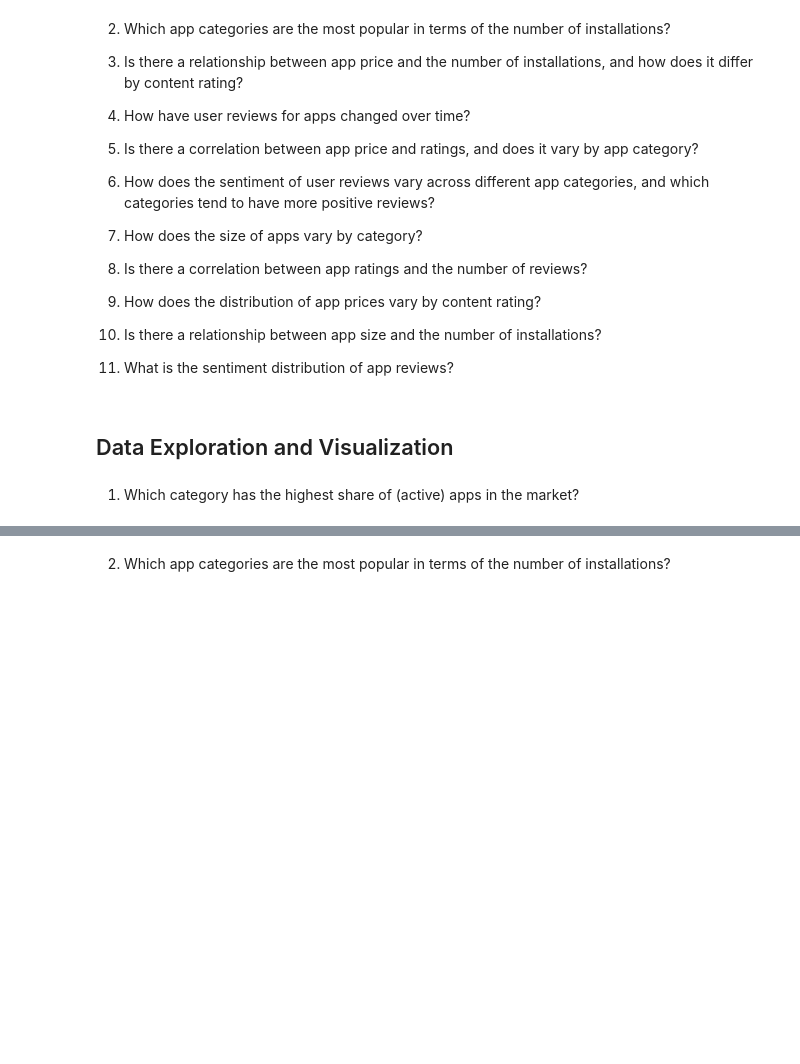
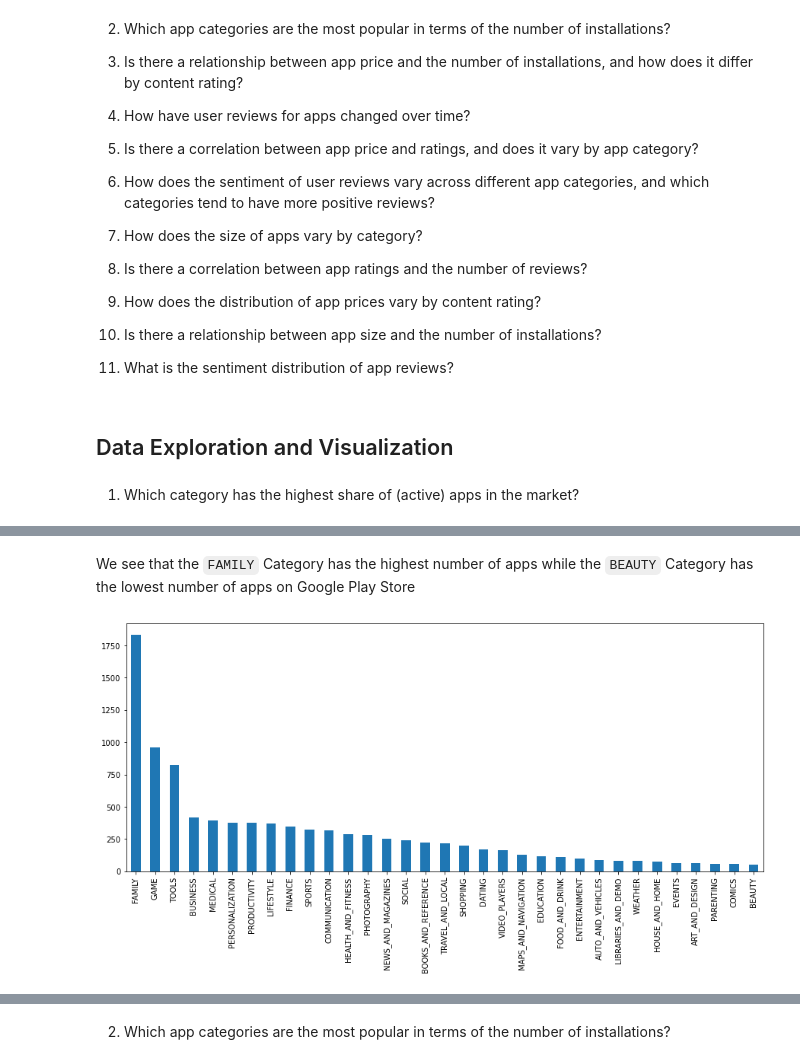
Before and after one commit to AISaturdaysLagos/cohort8_materials, a Jupyter notebook: Labs/05.Data_Visualization_and_Exploration/Data_Viz_&_Exploration_AI_Saturdays_Lagos.ipynb, the cells around one changed output, grey strips where cells are left out. Drawn from its saved outputs; the diff is of its cells as text; code cells hidden in the pictures; blank space fills up the shorter version.

```diff
--- a/Labs/05.Data_Visualization_and_Exploration/Data_Viz_&_Exploration_AI_Saturdays_Lagos.ipynb
+++ b/Labs/05.Data_Visualization_and_Exploration/Data_Viz_&_Exploration_AI_Saturdays_Lagos.ipynb
@@ -243,9 +263,9 @@ When visualizing a dataset, the aim is to extract insights on what information e
 # %% [markdown]
 1. Which category has the highest share of (active) apps in the market?
 # %%
-num_categories = apps_data['...'].unique()
+num_categories = apps_data['Category'].unique()
 print('Number of categories = ', num_categories)
 
 # Count the number of apps in each 'Category'.
-num_apps_in_category = ...
+num_apps_in_category = apps_data.Category.value_counts()
 print(num_apps_in_category)
@@ -252,3 +290,7 @@ print(num_apps_in_category)
+# %% [markdown]
+We see that the `FAMILY` Category has the highest number of apps while the `BEAUTY` Category has the lowest number of apps on Google Play Store
 # %%
-# plt.figure(figsize=(15, 6)) #, barh
-num_apps_in_category.plot(x = ..., y = ..., kind='bar');
+plt.figure(figsize=(15, 6))
+num_apps_in_category.plot(x = num_apps_in_category.index, y = num_apps_in_category.values, kind='bar');
+# %% [output]
+[figure, added]
```
Also changed, not shown: parts of 32 cells of this notebook, 2 other files.
